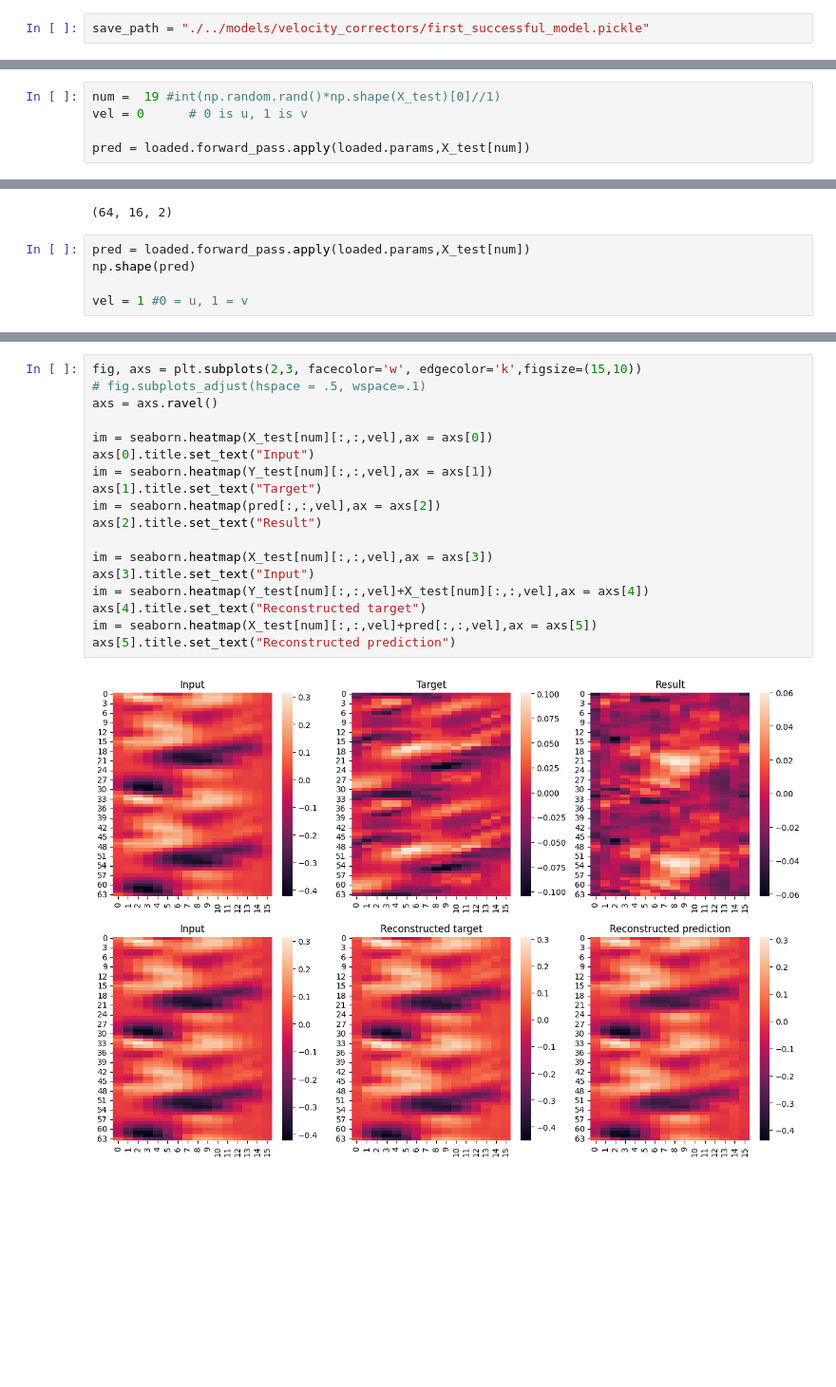
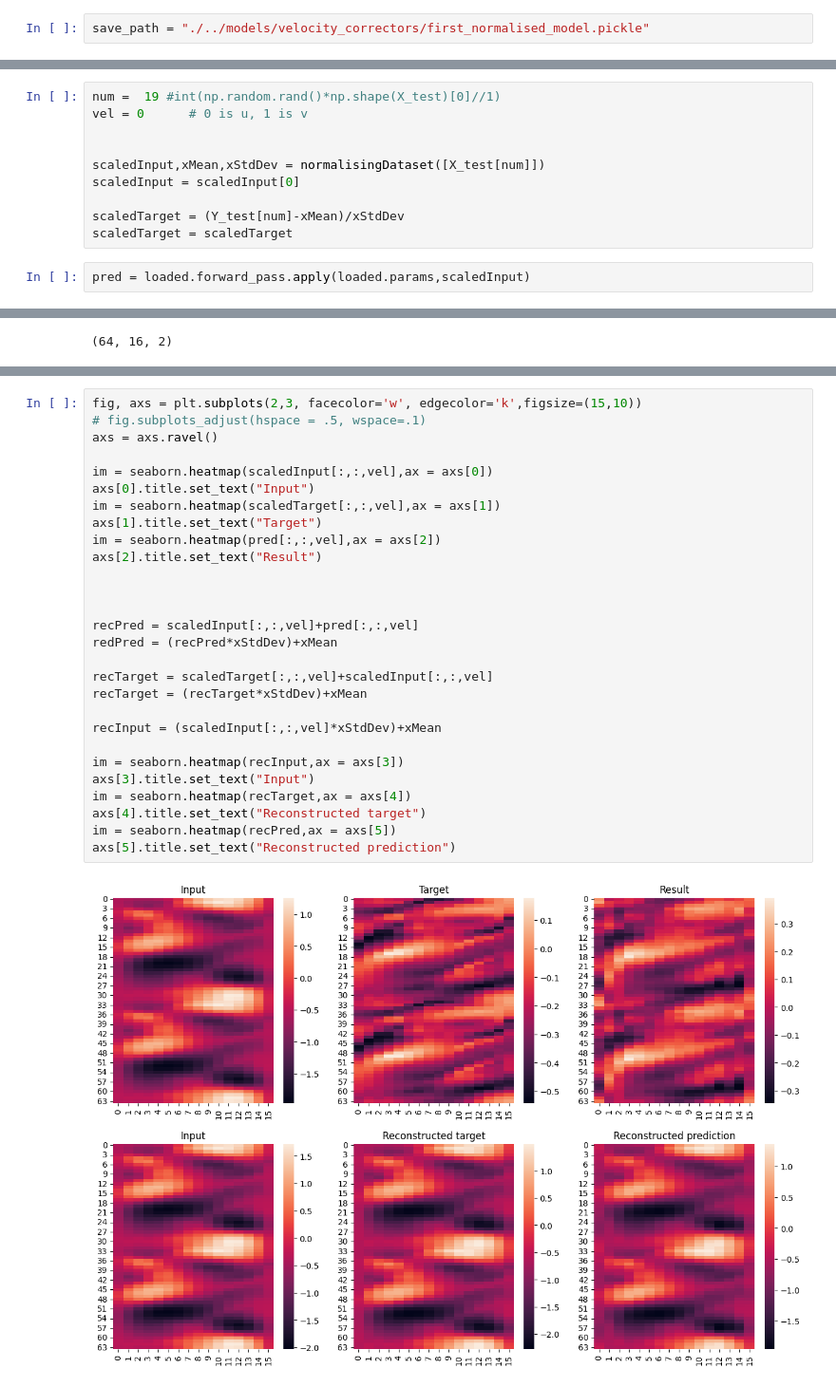
Before and after one commit to diegodelc/jax-cfd, a Jupyter notebook: notebooks/hybrid_model/training_superresolutions/meanpool_vs_sample.ipynb, the cells around one changed output, grey strips where cells are left out. Shown at 95% size. Cells and saved outputs as stored; diff of their text form; blank space fills up the shorter version.

```diff
--- a/notebooks/hybrid_model/training_superresolutions/meanpool_vs_sample.ipynb
+++ b/notebooks/hybrid_model/training_superresolutions/meanpool_vs_sample.ipynb
@@ -172,7 +183,7 @@ toSave = SaveObject()
 toSave.save_params(params)
 toSave.save_forward_pass_params(num_output_channels,ndim,tower_module)
 # %%
-save_path = "./../models/velocity_correctors/first_successful_model.pickle"
+save_path = "./../models/velocity_correctors/first_normalised_model.pickle"
 # %%
 with open(save_path,"wb") as f:
     pickle.dump(toSave,f)
@@ -189,7 +200,14 @@ with open(save_path,'rb',) as pickle_file:
 num =  19 #int(np.random.rand()*np.shape(X_test)[0]//1)
 vel = 0      # 0 is u, 1 is v
 
-pred = loaded.forward_pass.apply(loaded.params,X_test[num])
+
+scaledInput,xMean,xStdDev = normalisingDataset([X_test[num]])
+scaledInput = scaledInput[0]
+
+scaledTarget = (Y_test[num]-xMean)/xStdDev
+scaledTarget = scaledTarget
+# %%
+pred = loaded.forward_pass.apply(loaded.params,scaledInput)
 # %%
 def vorticity(u,v):
     #dvdx - dudy
@@ -198,8 +216,3 @@ def vorticity(u,v):
 np.shape(pred)
 # %% [output]
 (64, 16, 2)
-# %%
-pred = loaded.forward_pass.apply(loaded.params,X_test[num])
-np.shape(pred)
-
-vel = 1 #0 = u, 1 = v
@@ -206,20 +221,30 @@ vel = 1 #0 = u, 1 = v
 # %%
 fig, axs = plt.subplots(2,3, facecolor='w', edgecolor='k',figsize=(15,10))
 # fig.subplots_adjust(hspace = .5, wspace=.1)
 axs = axs.ravel()
 
-im = seaborn.heatmap(X_test[num][:,:,vel],ax = axs[0])
+im = seaborn.heatmap(scaledInput[:,:,vel],ax = axs[0])
 axs[0].title.set_text("Input")
-im = seaborn.heatmap(Y_test[num][:,:,vel],ax = axs[1])
+im = seaborn.heatmap(scaledTarget[:,:,vel],ax = axs[1])
 axs[1].title.set_text("Target")
 im = seaborn.heatmap(pred[:,:,vel],ax = axs[2])
 axs[2].title.set_text("Result")
 
-im = seaborn.heatmap(X_test[num][:,:,vel],ax = axs[3])
+
+
+recPred = scaledInput[:,:,vel]+pred[:,:,vel]
+redPred = (recPred*xStdDev)+xMean
+
+recTarget = scaledTarget[:,:,vel]+scaledInput[:,:,vel]
+recTarget = (recTarget*xStdDev)+xMean
+
+recInput = (scaledInput[:,:,vel]*xStdDev)+xMean
+
+im = seaborn.heatmap(recInput,ax = axs[3])
 axs[3].title.set_text("Input")
-im = seaborn.heatmap(Y_test[num][:,:,vel]+X_test[num][:,:,vel],ax = axs[4])
+im = seaborn.heatmap(recTarget,ax = axs[4])
 axs[4].title.set_text("Reconstructed target")
-im = seaborn.heatmap(X_test[num][:,:,vel]+pred[:,:,vel],ax = axs[5])
+im = seaborn.heatmap(recPred,ax = axs[5])
 axs[5].title.set_text("Reconstructed prediction")
 # %% [output]
-[figure, old version]
+[figure, new version]
```
Also changed, not shown: parts of 10 cells of this notebook.
